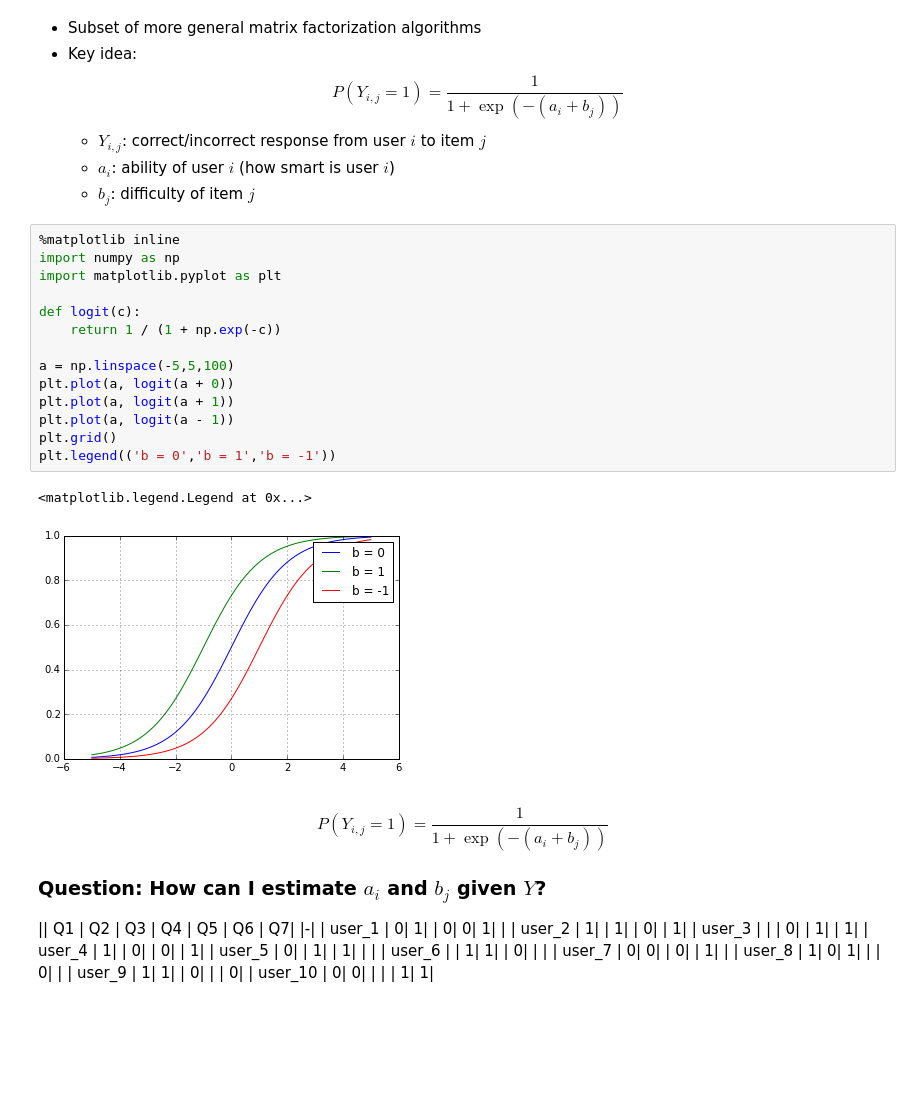
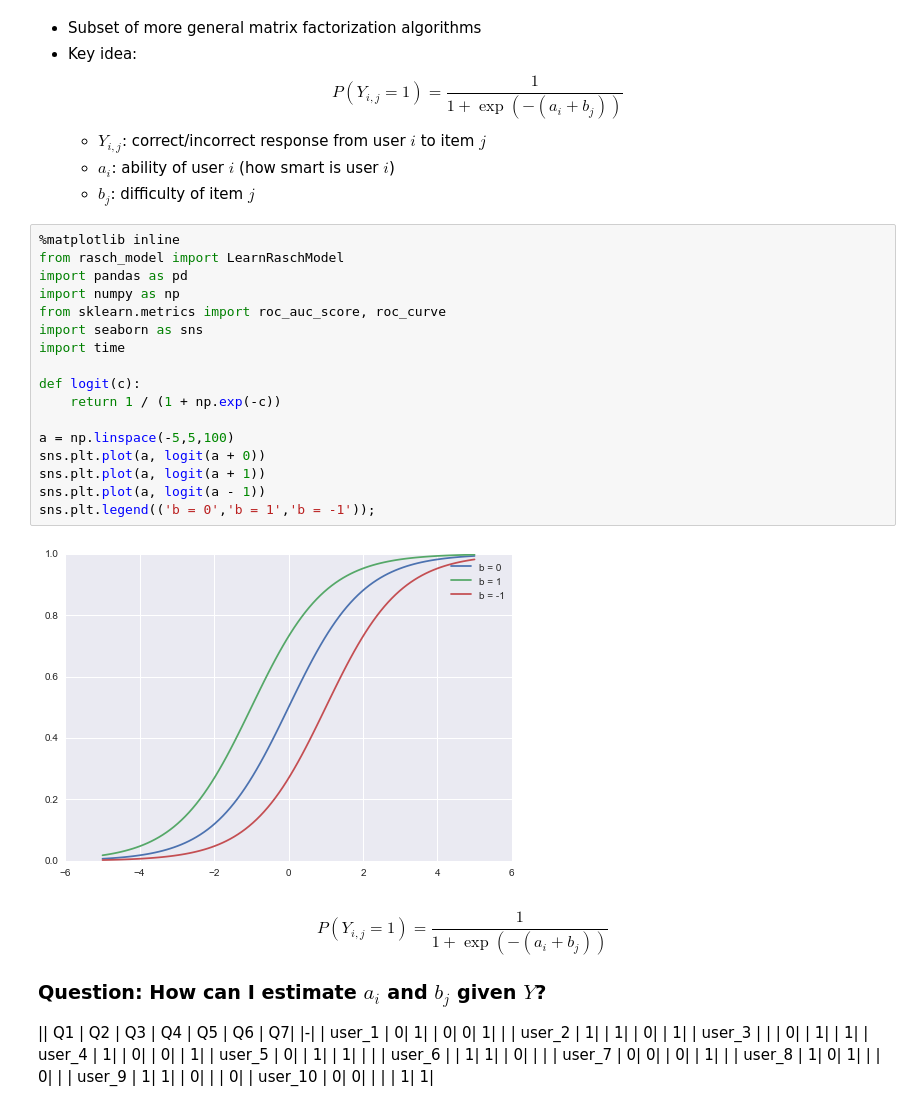
Before and after one commit to vats-div/rasch_model, a Jupyter notebook: notebook/CF_Slides.ipynb, the cells around one changed output. Cells and saved outputs as stored; diff of their text form; blank space fills up the shorter version.

```diff
--- a/notebook/CF_Slides.ipynb
+++ b/notebook/CF_Slides.ipynb
@@ -94,21 +104,23 @@
     - $b_j$: difficulty of item $j$
 # %%
 %matplotlib inline
+from rasch_model import LearnRaschModel
+import pandas as pd
 import numpy as np
-import matplotlib.pyplot as plt
+from sklearn.metrics import roc_auc_score, roc_curve
+import seaborn as sns
+import time
 
 def logit(c):
     return 1 / (1 + np.exp(-c))
 
 a = np.linspace(-5,5,100)
-plt.plot(a, logit(a + 0))
-plt.plot(a, logit(a + 1))
-plt.plot(a, logit(a - 1))
-plt.grid()
-plt.legend(('b = 0','b = 1','b = -1'))
+sns.plt.plot(a, logit(a + 0))
+sns.plt.plot(a, logit(a + 1))
+sns.plt.plot(a, logit(a - 1))
+sns.plt.legend(('b = 0','b = 1','b = -1'));
 # %% [output]
-<matplotlib.legend.Legend at 0x...>
-[figure, old version]
+[figure, new version]
 # %% [markdown]
 $$\displaystyle{P(Y_{i,j} = 1) = \frac{1}{1 + \exp(-(a_i + b_j))}}$$
 
```
Also changed, not shown: parts of 19 cells of this notebook, 1 other file.
